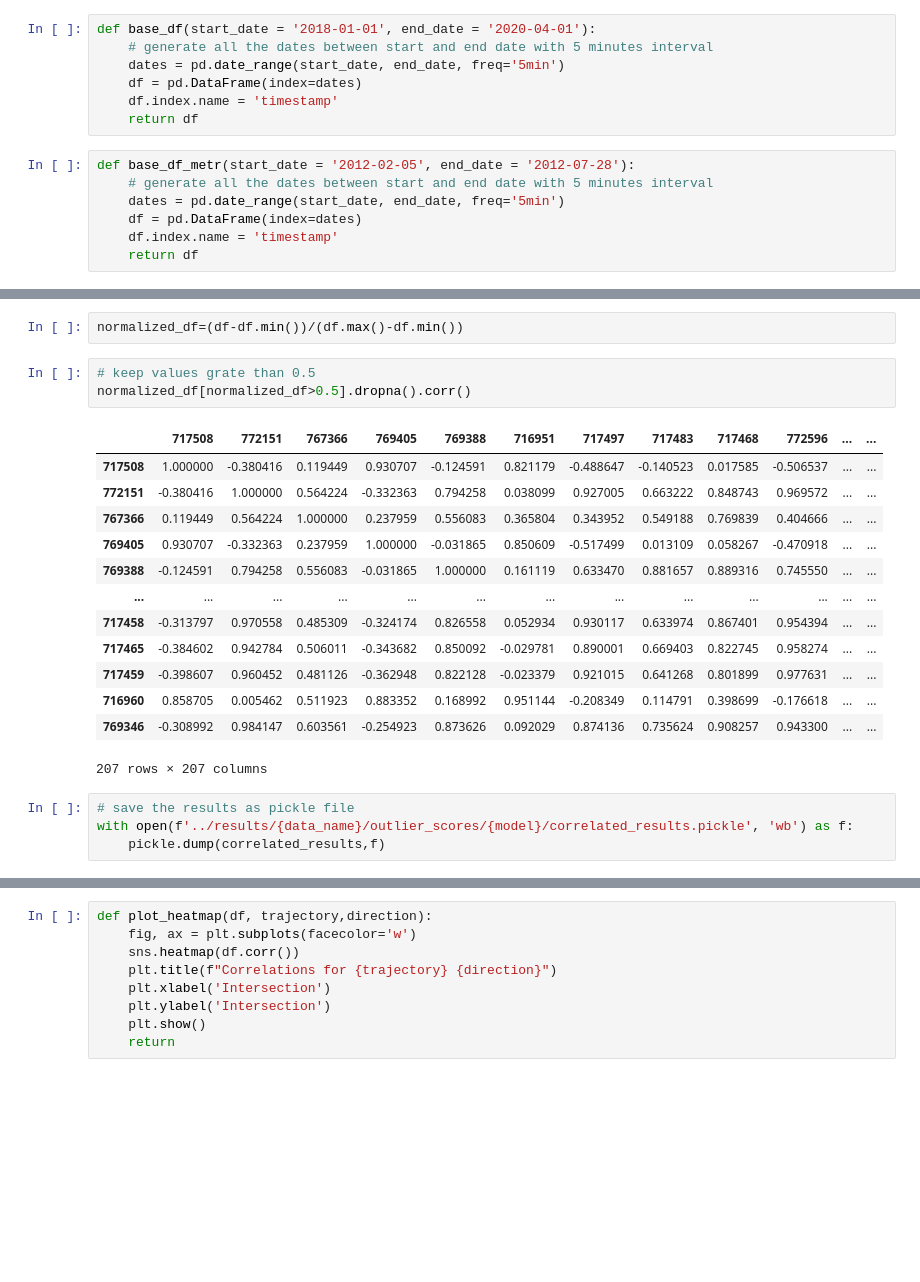
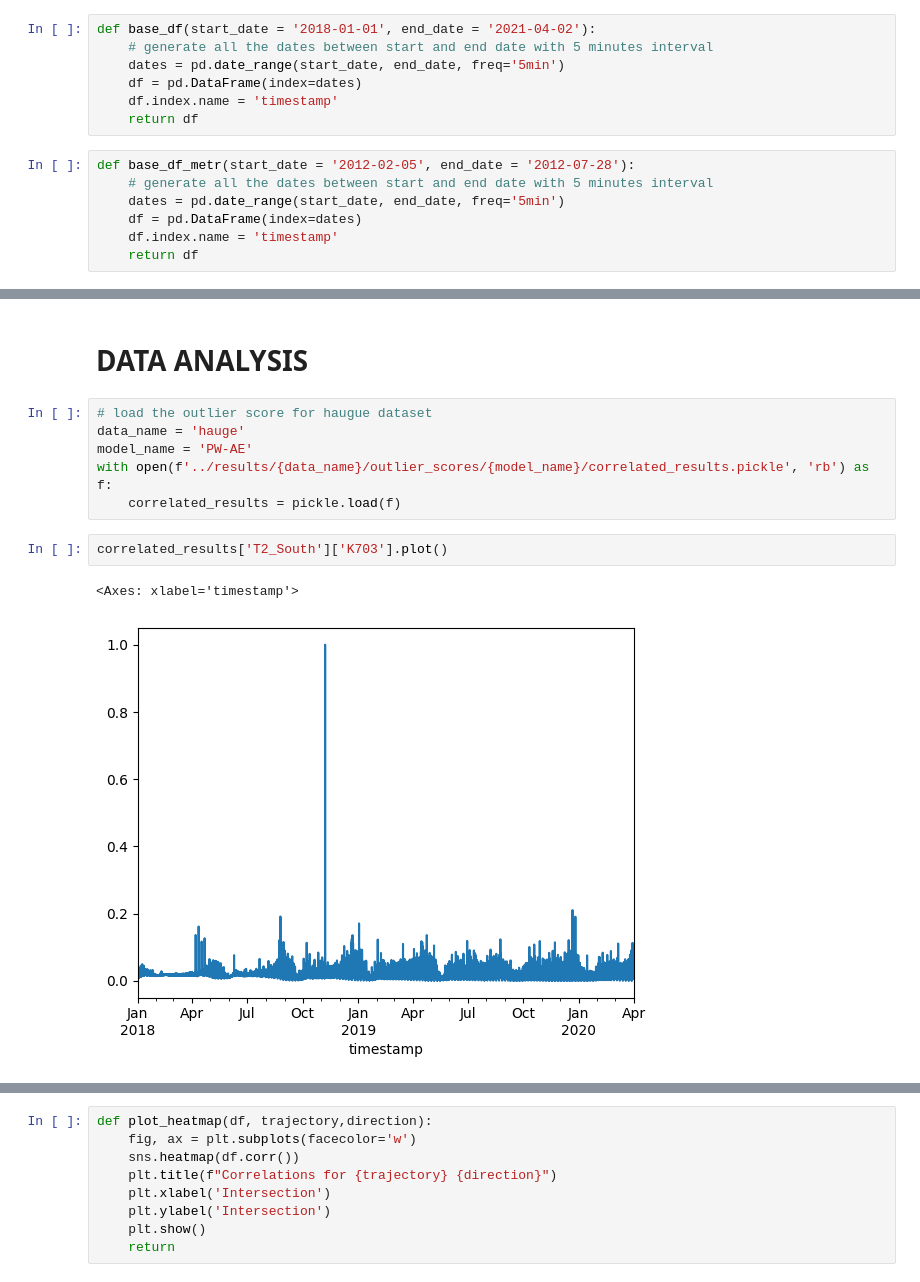
Before and after one commit to himanshudce/OWRI, a Jupyter notebook: notebooks/correlation_analysis.ipynb, the cells around one changed output, grey strips where cells are left out. Cells and saved outputs as stored; diff of their text form; blank space fills up the shorter version.

```diff
--- a/notebooks/correlation_analysis.ipynb
+++ b/notebooks/correlation_analysis.ipynb
@@ -35,5 +29,5 @@ outlier_score_path = f'../results/{data_name}/outlier_scores/{model}'
 # %%
-def base_df(start_date = '2018-01-01', end_date = '2020-04-01'):
+def base_df(start_date = '2018-01-01', end_date = '2021-04-02'):
     # generate all the dates between start and end date with 5 minutes interval
     dates = pd.date_range(start_date, end_date, freq='5min')
     df = pd.DataFrame(index=dates)
@@ -101,23 +135,13 @@ correlated_results['df']= df
-# %%
-normalized_df=(df-df.min())/(df.max()-df.min())
-# %%
-# keep values grate than 0.5
-normalized_df[normalized_df>0.5].dropna().corr()
-# %% [output]
-|  | 717508 | 772151 | 767366 | 769405 | 769388 | 716951 | 717497 | 717483 | 717468 | 772596 | ... | ... |
-| 717508 | 1.000000 | -0.380416 | 0.119449 | 0.930707 | -0.124591 | 0.821179 | -0.488647 | -0.140523 | 0.017585 | -0.506537 | ... | ... |
-| 772151 | -0.380416 | 1.000000 | 0.564224 | -0.332363 | 0.794258 | 0.038099 | 0.927005 | 0.663222 | 0.848743 | 0.969572 | ... | ... |
-| 767366 | 0.119449 | 0.564224 | 1.000000 | 0.237959 | 0.556083 | 0.365804 | 0.343952 | 0.549188 | 0.769839 | 0.404666 | ... | ... |
-| 769405 | 0.930707 | -0.332363 | 0.237959 | 1.000000 | -0.031865 | 0.850609 | -0.517499 | 0.013109 | 0.058267 | -0.470918 | ... | ... |
-| 769388 | -0.124591 | 0.794258 | 0.556083 | -0.031865 | 1.000000 | 0.161119 | 0.633470 | 0.881657 | 0.889316 | 0.745550 | ... | ... |
-| ... | ... | ... | ... | ... | ... | ... | ... | ... | ... | ... | ... | ... |
-| 717458 | -0.313797 | 0.970558 | 0.485309 | -0.324174 | 0.826558 | 0.052934 | 0.930117 | 0.633974 | 0.867401 | 0.954394 | ... | ... |
-| 717465 | -0.384602 | 0.942784 | 0.506011 | -0.343682 | 0.850092 | -0.029781 | 0.890001 | 0.669403 | 0.822745 | 0.958274 | ... | ... |
-| 717459 | -0.398607 | 0.960452 | 0.481126 | -0.362948 | 0.822128 | -0.023379 | 0.921015 | 0.641268 | 0.801899 | 0.977631 | ... | ... |
-| 716960 | 0.858705 | 0.005462 | 0.511923 | 0.883352 | 0.168992 | 0.951144 | -0.208349 | 0.114791 | 0.398699 | -0.176618 | ... | ... |
-| 769346 | -0.308992 | 0.984147 | 0.603561 | -0.254923 | 0.873626 | 0.092029 | 0.874136 | 0.735624 | 0.908257 | 0.943300 | ... | ... |
-207 rows × 207 columns
+# %% [markdown]
+# DATA ANALYSIS
 # %%
-# save the results as pickle file
-with open(f'../results/{data_name}/outlier_scores/{model}/correlated_results.pickle', 'wb') as f:
-    pickle.dump(correlated_results,f)
+# load the outlier score for haugue dataset
+data_name = 'hauge'
+model_name = 'PW-AE'
+with open(f'../results/{data_name}/outlier_scores/{model_name}/correlated_results.pickle', 'rb') as f:
+    correlated_results = pickle.load(f)
+# %%
+correlated_results['T2_South']['K703'].plot()
+# %% [output]
+<Axes: xlabel='timestamp'>
+[figure, added]
```
Also changed, not shown: parts of 12 cells of this notebook, 19 other files.
